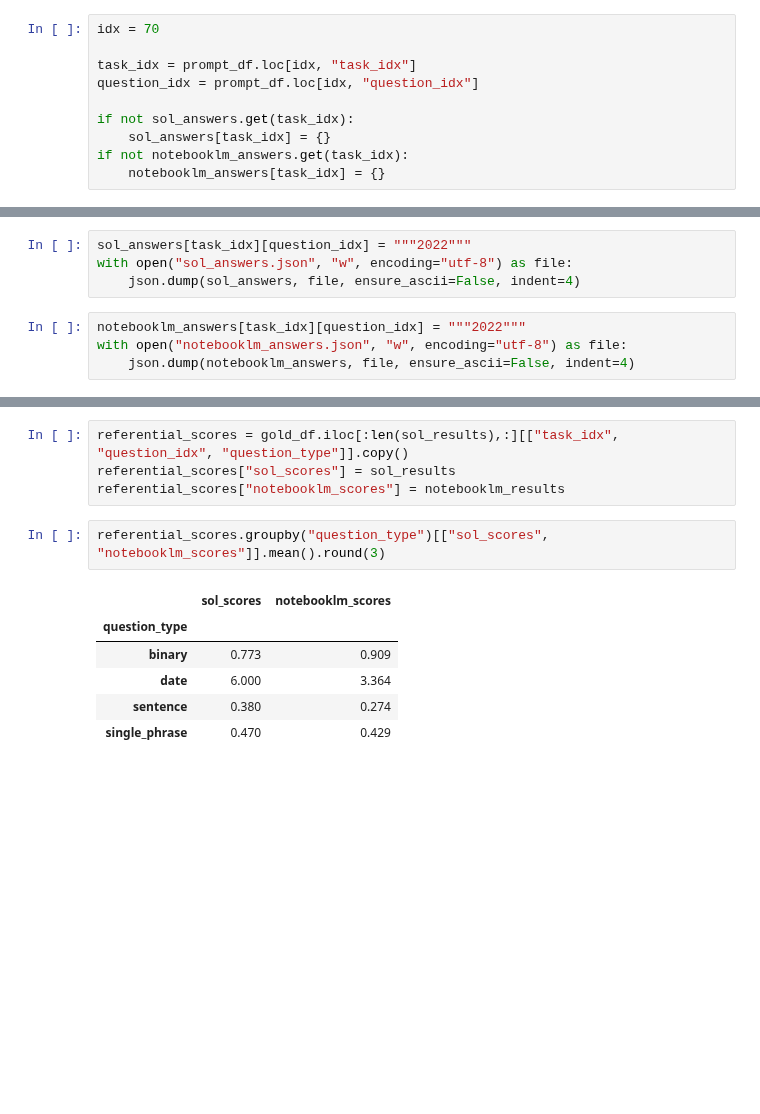
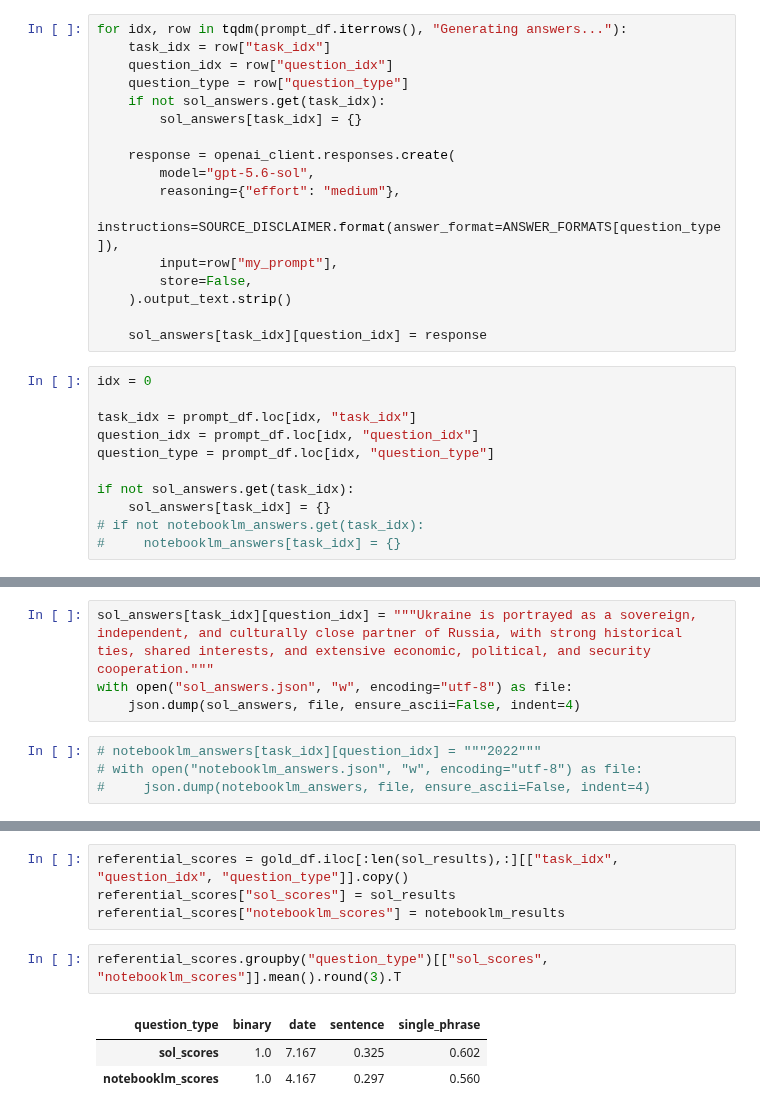
Before and after one commit to grzegorzZ1/masters_2025_nlp, a Jupyter notebook: kg/4_kg_analysis.ipynb, the cells around one changed output, grey strips where cells are left out. Cells and saved outputs as stored; diff of their text form; blank space fills up the shorter version.

```diff
--- a/kg/4_kg_analysis.ipynb
+++ b/kg/4_kg_analysis.ipynb
@@ -1481,16 +1640,34 @@ for idx, row in gold_df.iterrows():
 # %%
 sol_answers = json.load(open("sol_answers.json", "r"))
 notebooklm_answers = json.load(open("notebooklm_answers.json", "r"))
+# %%
+for idx, row in tqdm(prompt_df.iterrows(), "Generating answers..."):
+    task_idx = row["task_idx"]
+    question_idx = row["question_idx"]
+    question_type = row["question_type"]
+    if not sol_answers.get(task_idx):
+        sol_answers[task_idx] = {}
+
+    response = openai_client.responses.create(
+        model="gpt-5.6-sol",
+        reasoning={"effort": "medium"},
+        instructions=SOURCE_DISCLAIMER.format(answer_format=ANSWER_FORMATS[question_type]),
+        input=row["my_prompt"],
+        store=False,
+    ).output_text.strip()
+
+    sol_answers[task_idx][question_idx] = response
 # %%
-idx = 70
+idx = 0
 
 task_idx = prompt_df.loc[idx, "task_idx"]
 question_idx = prompt_df.loc[idx, "question_idx"]
+question_type = prompt_df.loc[idx, "question_type"]
 
 if not sol_answers.get(task_idx):
     sol_answers[task_idx] = {}
-if not notebooklm_answers.get(task_idx):
-    notebooklm_answers[task_idx] = {}
+# if not notebooklm_answers.get(task_idx):
+#     notebooklm_answers[task_idx] = {}
 # %%
 print(prompt_df.iloc[idx, :]["my_prompt"])
 # %% [output]
@@ -1519,11 +1693,11 @@ Based ONLY on sources I provided answer the question: When did the United States
 # %%
-sol_answers[task_idx][question_idx] = """2022"""
+sol_answers[task_idx][question_idx] = """Ukraine is portrayed as a sovereign, independent, and culturally close partner of Russia, with strong historical ties, shared interests, and extensive economic, political, and security cooperation."""
 with open("sol_answers.json", "w", encoding="utf-8") as file:
     json.dump(sol_answers, file, ensure_ascii=False, indent=4)
 # %%
-notebooklm_answers[task_idx][question_idx] = """2022"""
-with open("notebooklm_answers.json", "w", encoding="utf-8") as file:
-    json.dump(notebooklm_answers, file, ensure_ascii=False, indent=4)
+# notebooklm_answers[task_idx][question_idx] = """2022"""
+# with open("notebooklm_answers.json", "w", encoding="utf-8") as file:
+#     json.dump(notebooklm_answers, file, ensure_ascii=False, indent=4)
 # %%
 sol_results = []
 notebooklm_results = []
@@ -1554,11 +1730,8 @@ referential_scores = gold_df.iloc[:len(sol_results),:][["task_idx", "question_id
 referential_scores["sol_scores"] = sol_results
 referential_scores["notebooklm_scores"] = notebooklm_results
 # %%
-referential_scores.groupby("question_type")[["sol_scores", "notebooklm_scores"]].mean().round(3)
+referential_scores.groupby("question_type")[["sol_scores", "notebooklm_scores"]].mean().round(3).T
 # %% [output]
-|  | sol_scores | notebooklm_scores |
-| question_type |  |  |
-| binary | 0.773 | 0.909 |
-| date | 6.000 | 3.364 |
-| sentence | 0.380 | 0.274 |
-| single_phrase | 0.470 | 0.429 |
+| question_type | binary | date | sentence | single_phrase |
+| sol_scores | 1.0 | 7.167 | 0.325 | 0.602 |
+| notebooklm_scores | 1.0 | 4.167 | 0.297 | 0.560 |
```
Also changed, not shown: parts of 32 cells of this notebook, 43 other files.
